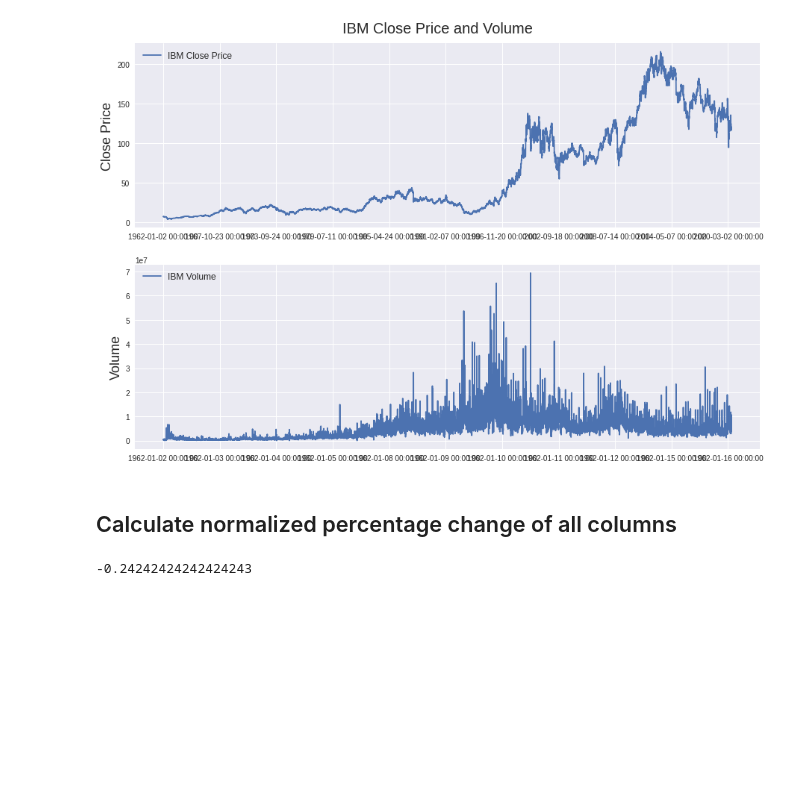
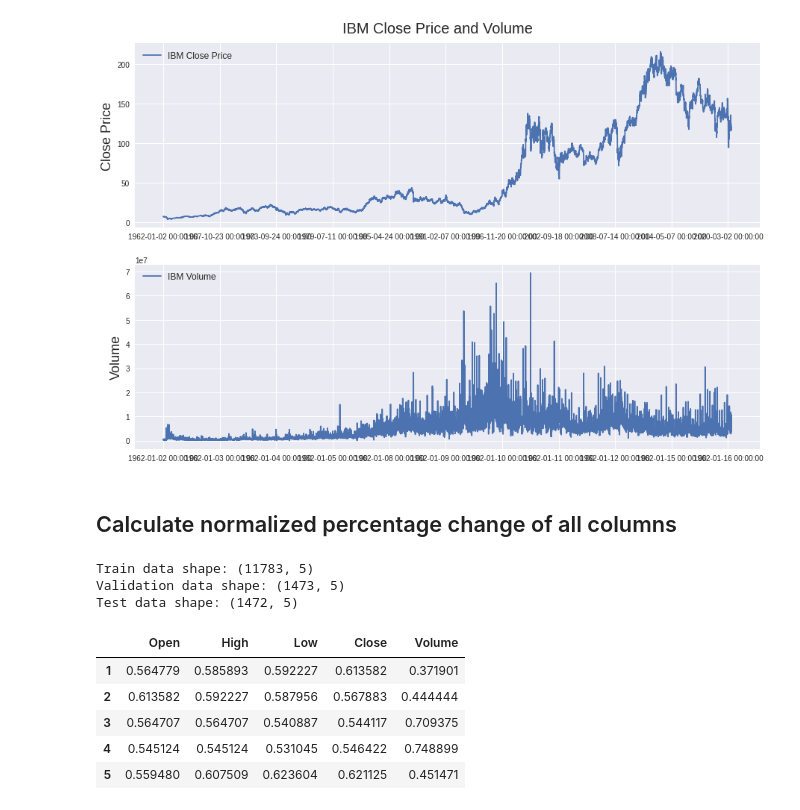
Before and after one commit to kkt86/quant-notebooks, a Jupyter notebook: stocks_prediction_transformer_time_embeddings.ipynb, the cells around one changed output. Drawn from its saved outputs; the diff is of its cells as text; code cells hidden in the pictures; blank space fills up the shorter version.

```diff
--- a/stocks_prediction_transformer_time_embeddings.ipynb
+++ b/stocks_prediction_transformer_time_embeddings.ipynb
@@ -100,4 +86,62 @@ for col
-# %%
-min_returns
-# %% [output]
--0.24242424242424243
+# %%
+df = df_raw.copy()
+
+# calculate percentage changes
+df.Volume.replace(-1, 0, inplace=True)
+cols = ["Open", "High", "Low", "Close", "Volume"]
+for col in cols:
+  df[col] = df[col].pct_change()
+df.dropna(how="any", axis=0, inplace=True)
+df["Volume"].clip(-1, 1, inplace=True)
+
+
+# normalize price columns
+cols = ["Open", "High", "Low", "Close"]
+min_return = min(df[cols].min(axis=0))
+max_return = max(df[cols].max(axis=0))
+for col in cols:
+  df[col] = (df[col] - min_return)/(max_return - min_return)
+
+
+# normialize volume column
+min_volume = df["Volume"].min(axis=0)
+max_volume = df["Volume"].max(axis=0)
+df["Volume"] = (df["Volume"] - min_volume)/(max_volume - min_volume)
+
+
+
+# split data in training, validation and testing sets
+times = sorted(df.index.values)
+last_10pct = sorted(df.index.values)[-int(0.1*len(times))] # index of the last 10% in the data
+last_20pct = sorted(df.index.values)[-int(0.2*len(times))] # index of the last 20% in the data
+df_train = df[(df.index < last_20pct)]
+df_val = df[(df.index >= last_20pct) & (df.index < last_10pct)]
+df_test = df[(df.index >= last_10pct)]
+
+
+# remove Date and Adj Close columns
+df_train.drop(columns=["Date", "Adj Close"], inplace=True)
+df_val.drop(columns=["Date", "Adj Close"], inplace=True)
+df_test.drop(columns=["Date", "Adj Close"], inplace=True)
+
+
+# Convert pandas dataframes to arrays
+train_data = df_train.values
+val_data = df_val.values
+test_data = df_test.values
+
+print(f"Train data shape: {train_data.shape}")
+print(f"Validation data shape: {val_data.shape}")
+print(f"Test data shape: {test_data.shape}")
+
+df_train.head()
+# %% [output]
+Train data shape: (11783, 5)
+Validation data shape: (1473, 5)
+Test data shape: (1472, 5)
+|  | Open | High | Low | Close | Volume |
+| 1 | 0.564779 | 0.585893 | 0.592227 | 0.613582 | 0.371901 |
+| 2 | 0.613582 | 0.592227 | 0.587956 | 0.567883 | 0.444444 |
+| 3 | 0.564707 | 0.564707 | 0.540887 | 0.544117 | 0.709375 |
+| 4 | 0.545124 | 0.545124 | 0.531045 | 0.546422 | 0.748899 |
+| 5 | 0.559480 | 0.607509 | 0.623604 | 0.621125 | 0.451471 |
```
Also changed, not shown: parts of 10 cells of this notebook.
